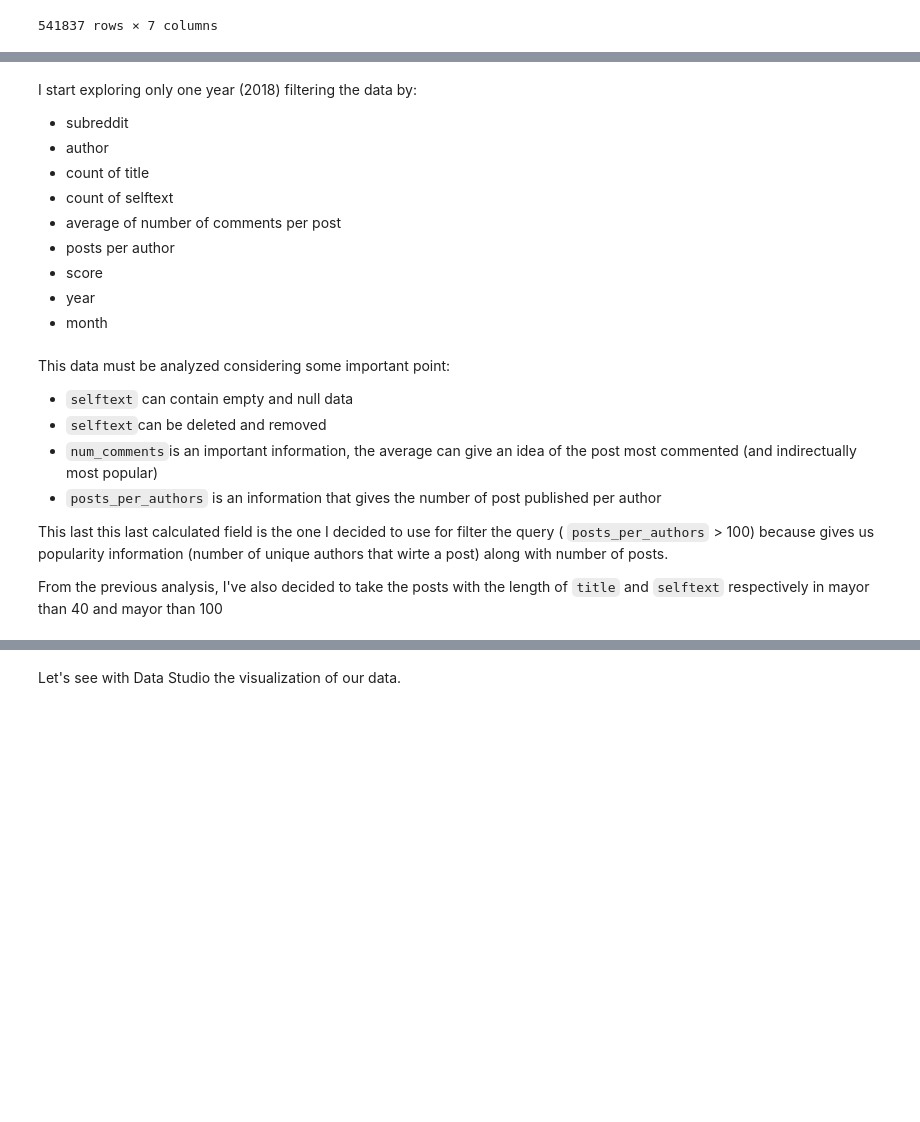
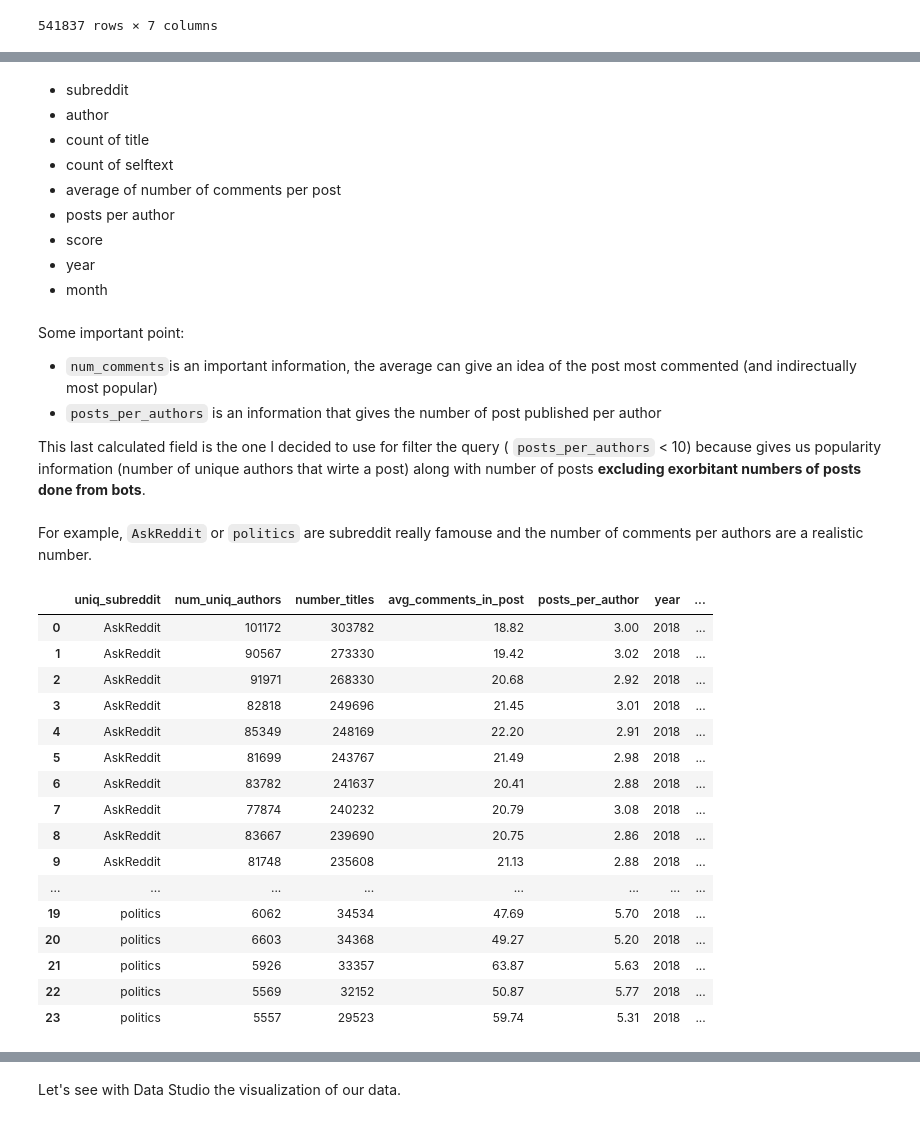
Before and after one commit to galligiuly/TFM-Which-subreddit-best-fits-my-post, a Jupyter notebook: 02_inspection/number_posts-Data_inspection.ipynb, the cells around one changed output, grey strips where cells are left out. Saved outputs shown, nothing was run; the diff lists cells and outputs as text; code cells hidden in the pictures; blank space fills up the shorter version.

````diff
--- a/02_inspection/number_posts-Data_inspection.ipynb
+++ b/02_inspection/number_posts-Data_inspection.ipynb
@@ -111,6 +170,4 @@ min avg_length_selftext = 1,00
 # %% [markdown]
-I start exploring only one year (2018) filtering the data by:
-
 *   subreddit
 *   author
 *   count of title
@@ -121,13 +178,78 @@ I start exploring only one year (2018) filtering the data by:
 *   year
 *   month
 # %% [markdown]
-This data must be analyzed considering some important point:
+Some important point:
 
-*   ```selftext``` can contain empty and null data
-*   ```selftext```can be deleted and removed
 *   ```num_comments```is an important information, the average can give an idea of the post most commented (and indirectually most popular)
 *   ```posts_per_authors``` is an information that gives the number of post published per author
 
-This last this last calculated field is the one I decided to use for filter the query ( ```posts_per_authors``` > 100) because gives us popularity information (number of unique authors that wirte a post) along with number of posts.
-
-From the previous analysis, I've also decided to take the posts with the length of `title` and `selftext` respectively in mayor than 40 and mayor than 100
+This last calculated field is the one I decided to use for filter the query ( ```posts_per_authors``` < 10) because gives us popularity information (number of unique authors that wirte a post) along with number of posts __excluding exorbitant numbers of posts done from bots__.
+# %% [markdown]
+For example, `AskReddit` or `politics` are subreddit really famouse and the number of comments per authors are a realistic number.
+# %%
+%%bigquery --project reddit-254019
+WITH
+  q1 AS(
+  SELECT
+    subreddit,
+    author,
+    title,
+    selftext,
+    num_comments,
+    score,
+    created_utc
+  FROM
+    `fh-bigquery.reddit_posts.2018*`),
+  q2 AS (
+  SELECT
+    DISTINCT(subreddit) uniq_subreddit,
+    COUNT(DISTINCT(author)) AS num_uniq_authors,
+    COUNT(title) AS number_titles,
+    ROUND(AVG(num_comments),2) AS avg_comments_in_post,
+    ROUND((COUNT(title) / COUNT(DISTINCT(author))),2) AS posts_per_author,
+    EXTRACT(YEAR
+    FROM
+      TIMESTAMP_SECONDS(created_utc)) year,
+    EXTRACT(month
+    FROM
+      TIMESTAMP_SECONDS(created_utc)) month
+  FROM
+    q1
+  GROUP BY
+    1,
+    6,
+    7
+  ORDER BY
+    number_titles DESC)
+SELECT
+  uniq_subreddit,
+  num_uniq_authors,
+  number_titles,
+  avg_comments_in_post,
+  posts_per_author,
+  year,
+  month
+FROM
+  q2
+WHERE
+  uniq_subreddit in ('AskReddit', 'politics')
+ORDER BY
+  number_titles DESC
+# %% [output]
+|  | uniq_subreddit | num_uniq_authors | number_titles | avg_comments_in_post | posts_per_author | year | ... |
+| 0 | AskReddit | 101172 | 303782 | 18.82 | 3.00 | 2018 | ... |
+| 1 | AskReddit | 90567 | 273330 | 19.42 | 3.02 | 2018 | ... |
+| 2 | AskReddit | 91971 | 268330 | 20.68 | 2.92 | 2018 | ... |
+| 3 | AskReddit | 82818 | 249696 | 21.45 | 3.01 | 2018 | ... |
+| 4 | AskReddit | 85349 | 248169 | 22.20 | 2.91 | 2018 | ... |
+| 5 | AskReddit | 81699 | 243767 | 21.49 | 2.98 | 2018 | ... |
+| 6 | AskReddit | 83782 | 241637 | 20.41 | 2.88 | 2018 | ... |
+| 7 | AskReddit | 77874 | 240232 | 20.79 | 3.08 | 2018 | ... |
+| 8 | AskReddit | 83667 | 239690 | 20.75 | 2.86 | 2018 | ... |
+| 9 | AskReddit | 81748 | 235608 | 21.13 | 2.88 | 2018 | ... |
+| ... | ... | ... | ... | ... | ... | ... | ... |
+| 19 | politics | 6062 | 34534 | 47.69 | 5.70 | 2018 | ... |
+| 20 | politics | 6603 | 34368 | 49.27 | 5.20 | 2018 | ... |
+| 21 | politics | 5926 | 33357 | 63.87 | 5.63 | 2018 | ... |
+| 22 | politics | 5569 | 32152 | 50.87 | 5.77 | 2018 | ... |
+| 23 | politics | 5557 | 29523 | 59.74 | 5.31 | 2018 | ... |
````
Also changed, not shown: parts of 33 cells of this notebook, 5 other files.
